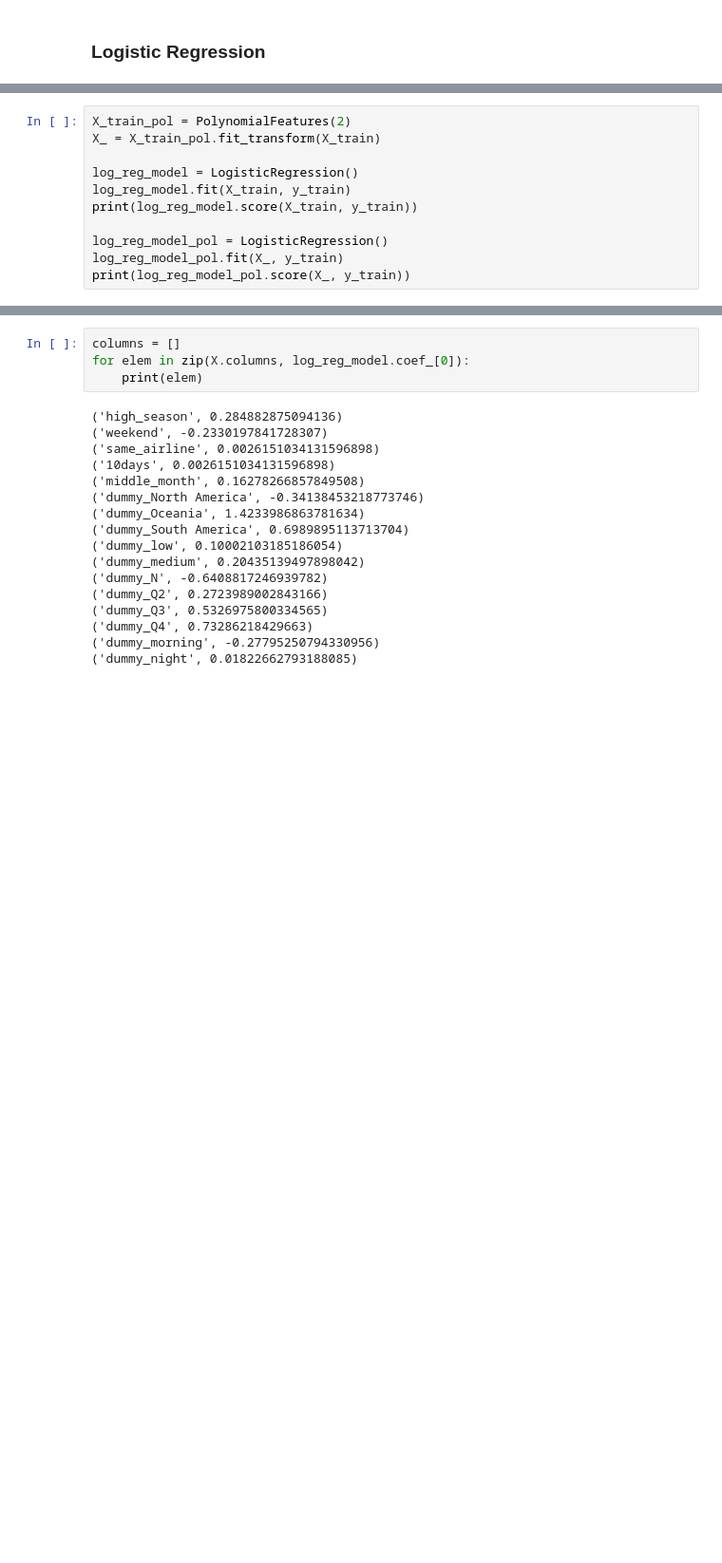
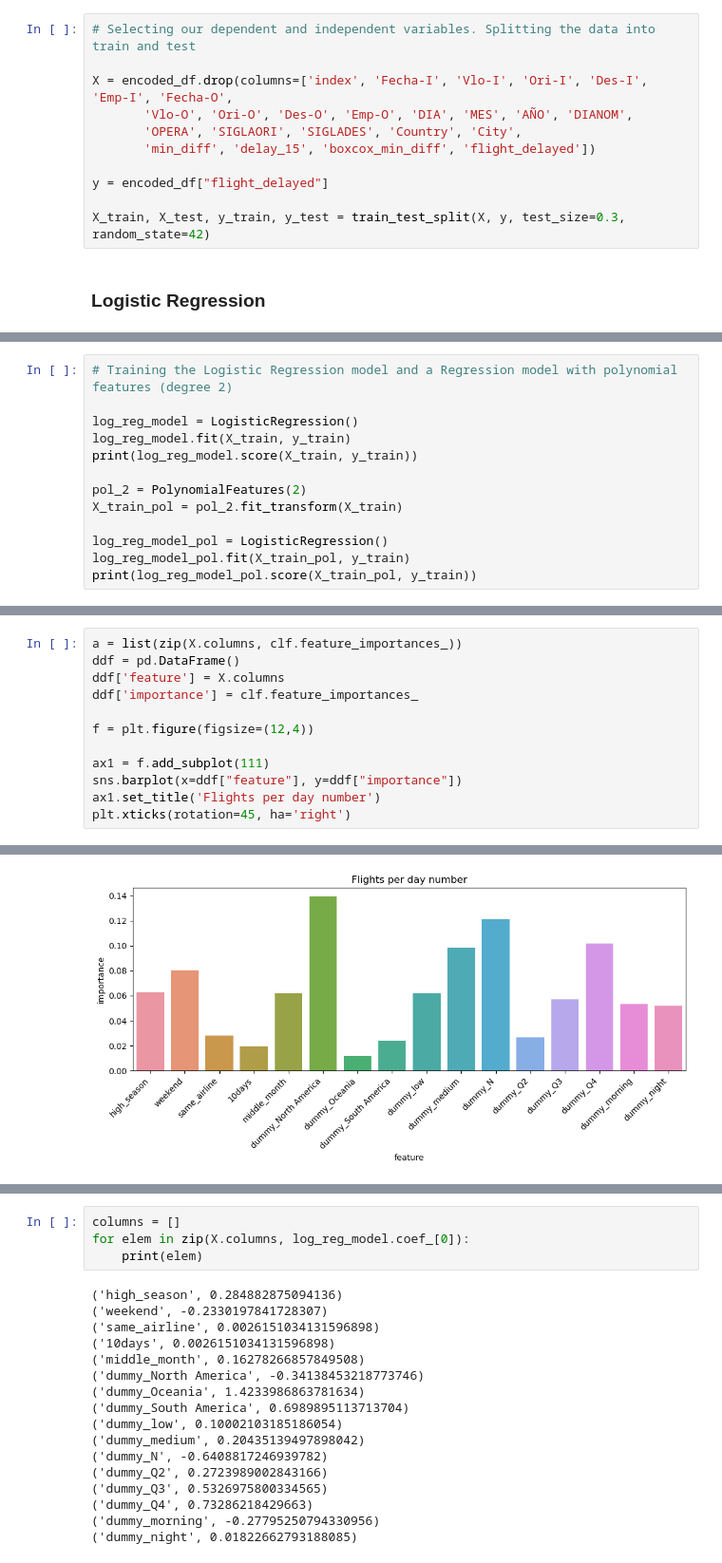
Before and after one commit to sasotomayor/flight-delay-prediction, a Jupyter notebook: solution.ipynb, the cells around one changed output, grey strips where cells are left out. Shown at 95% size. Cells and saved outputs as stored; diff of their text form; blank space fills up the shorter version.

Commit message:
feat: model training and performance evaluation

```diff
--- a/solution.ipynb
+++ b/solution.ipynb
@@ -986,2 +1040,13 @@ plt.tight_layout()
+# %%
+# Selecting our dependent and independent variables. Splitting the data into train and test
+
+X = encoded_df.drop(columns=['index', 'Fecha-I', 'Vlo-I', 'Ori-I', 'Des-I', 'Emp-I', 'Fecha-O',
+       'Vlo-O', 'Ori-O', 'Des-O', 'Emp-O', 'DIA', 'MES', 'AÑO', 'DIANOM',
+       'OPERA', 'SIGLAORI', 'SIGLADES', 'Country', 'City',
+       'min_diff', 'delay_15', 'boxcox_min_diff', 'flight_delayed'])
+
+y = encoded_df["flight_delayed"]
+
+X_train, X_test, y_train, y_test = train_test_split(X, y, test_size=0.3, random_state=42)
 # %% [markdown]
 ### Logistic Regression
@@ -1018,12 +1053,14 @@ X_train, X_test, y_train, y_test = train_test_split(X, y, test_size=0.3, random_
 # %%
-X_train_pol = PolynomialFeatures(2)
-X_ = X_train_pol.fit_transform(X_train)
+# Training the Logistic Regression model and a Regression model with polynomial features (degree 2)
 
 log_reg_model = LogisticRegression()
 log_reg_model.fit(X_train, y_train)
 print(log_reg_model.score(X_train, y_train))
 
+pol_2 = PolynomialFeatures(2)
+X_train_pol = pol_2.fit_transform(X_train)
+
 log_reg_model_pol = LogisticRegression()
-log_reg_model_pol.fit(X_, y_train)
-print(log_reg_model_pol.score(X_, y_train))
+log_reg_model_pol.fit(X_train_pol, y_train)
+print(log_reg_model_pol.score(X_train_pol, y_train))
 # %% [output]
@@ -1060,0 +1178,13 @@ print(roc_auc_score(y_test,y_pred))
+# %%
+a = list(zip(X.columns, clf.feature_importances_))
+ddf = pd.DataFrame()
+ddf['feature'] = X.columns
+ddf['importance'] = clf.feature_importances_
+
+f = plt.figure(figsize=(12,4))
+
+ax1 = f.add_subplot(111)
+sns.barplot(x=ddf["feature"], y=ddf["importance"])
+ax1.set_title('Flights per day number')
+plt.xticks(rotation=45, ha='right')
+# %% [output]
@@ -1060,0 +1208 @@ print(roc_auc_score(y_test,y_pred))
+[figure, added]
```
Also changed, not shown: parts of 42 cells of this notebook, 1 other file.
